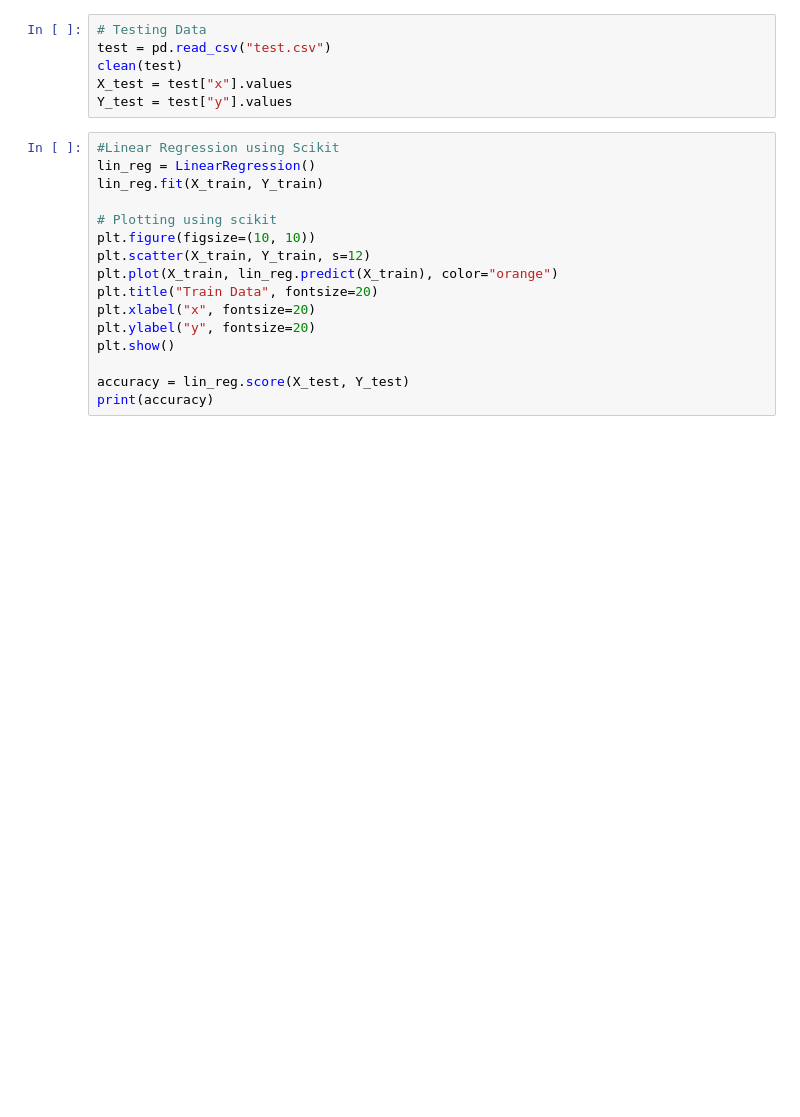
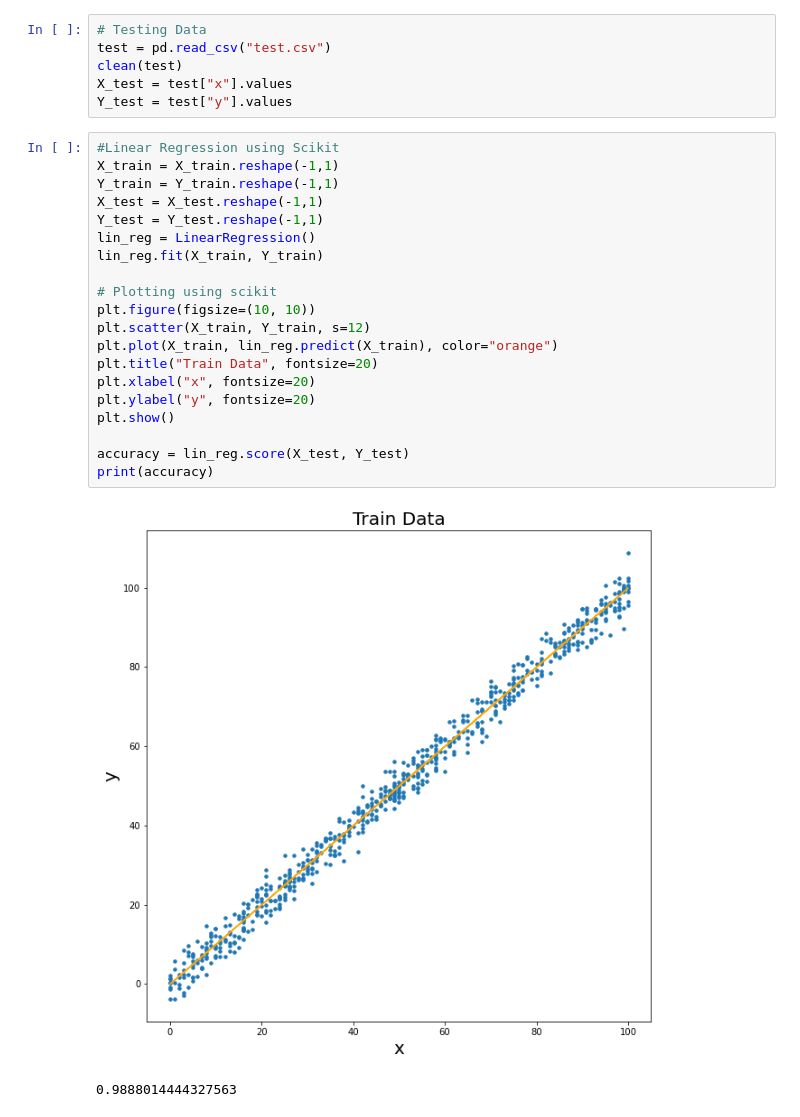
Before and after one commit to Pilot-Khadka/Linear_Regression, a Jupyter notebook: main.ipynb, the cells around one changed output. Cells and saved outputs as stored; diff of their text form; blank space fills up the shorter version.

```diff
--- a/main.ipynb
+++ b/main.ipynb
@@ -65,17 +64,24 @@ X_test = test["x"].values
 Y_test = test["y"].values
 # %%
 #Linear Regression using Scikit
+X_train = X_train.reshape(-1,1)
+Y_train = Y_train.reshape(-1,1)
+X_test = X_test.reshape(-1,1)
+Y_test = Y_test.reshape(-1,1)
 lin_reg = LinearRegression()
 lin_reg.fit(X_train, Y_train)
 
 # Plotting using scikit
 plt.figure(figsize=(10, 10))
 plt.scatter(X_train, Y_train, s=12)
 plt.plot(X_train, lin_reg.predict(X_train), color="orange")
 plt.title("Train Data", fontsize=20)
 plt.xlabel("x", fontsize=20)
 plt.ylabel("y", fontsize=20)
 plt.show()
 
 accuracy = lin_reg.score(X_test, Y_test)
 print(accuracy)
+# %% [output]
+[figure, added]
+0.9888014444327563
```
Also changed, not shown: parts of 1 cell of this notebook.
